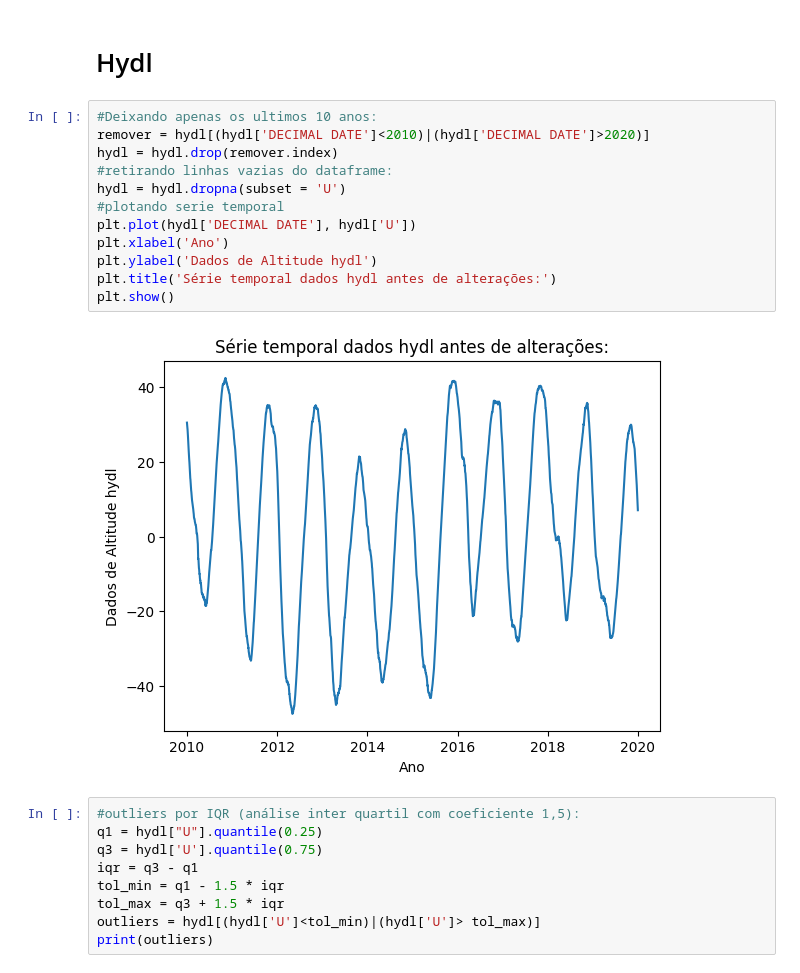
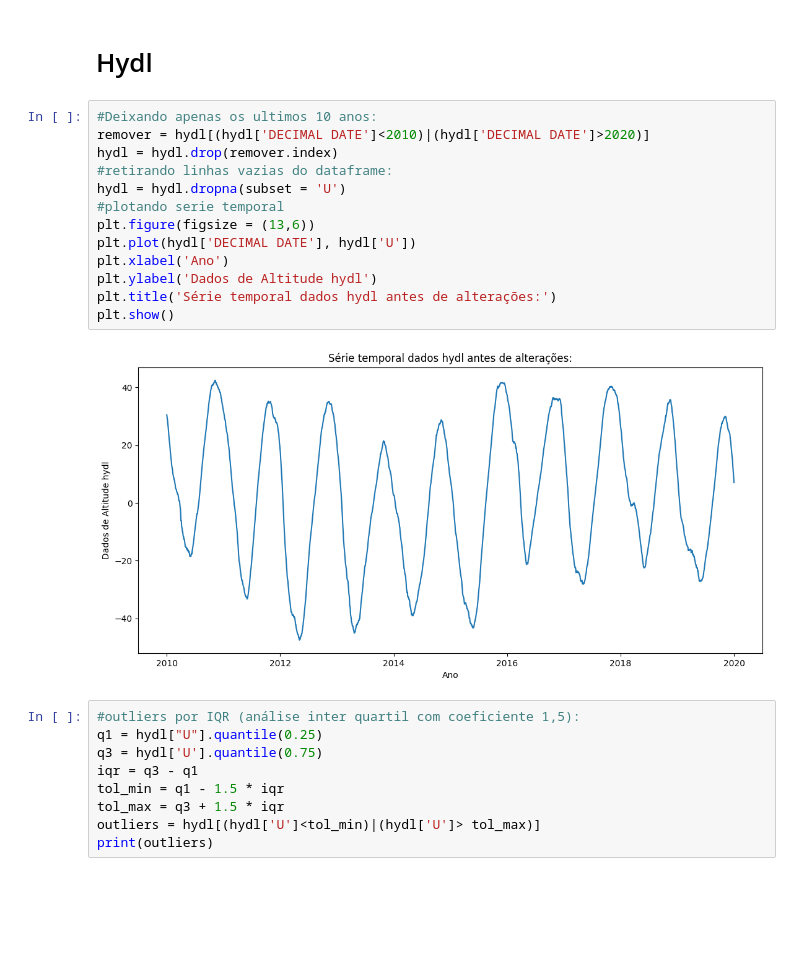
Before and after one commit to Gabxist/I.C., a Jupyter notebook: Análise_de_dados.ipynb, the cells around one changed output. Cells and saved outputs as stored; diff of their text form; blank space fills up the shorter version.

```diff
--- a/Análise_de_dados.ipynb
+++ b/Análise_de_dados.ipynb
@@ -146,17 +147,18 @@ plt.show()
 # %%
 #Deixando apenas os ultimos 10 anos:
 remover = hydl[(hydl['DECIMAL DATE']<2010)|(hydl['DECIMAL DATE']>2020)]
 hydl = hydl.drop(remover.index)
 #retirando linhas vazias do dataframe:
 hydl = hydl.dropna(subset = 'U')
 #plotando serie temporal
+plt.figure(figsize = (13,6))
 plt.plot(hydl['DECIMAL DATE'], hydl['U'])
 plt.xlabel('Ano')
 plt.ylabel('Dados de Altitude hydl')
 plt.title('Série temporal dados hydl antes de alterações:')
 plt.show()
 # %% [output]
-[figure, old version]
+[figure, new version]
 # %%
 #outliers por IQR (análise inter quartil com coeficiente 1,5):
 q1 = hydl["U"].quantile(0.25)
```
Also changed, not shown: parts of 17 cells of this notebook.
